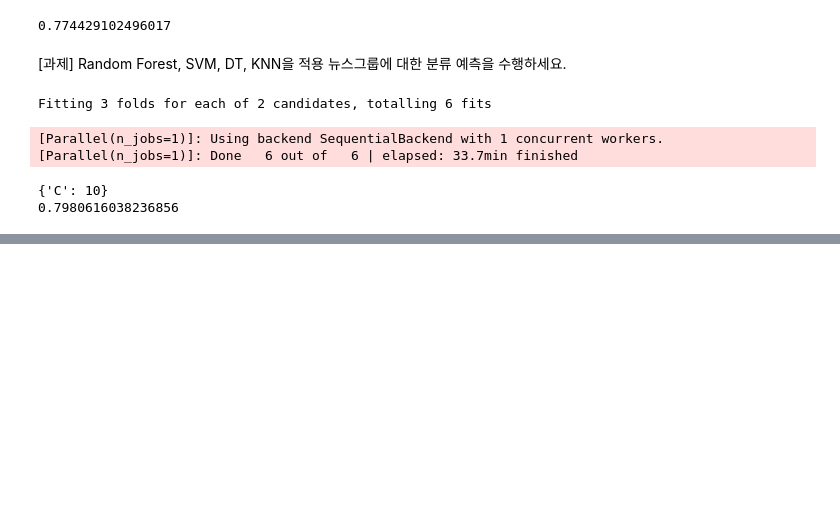
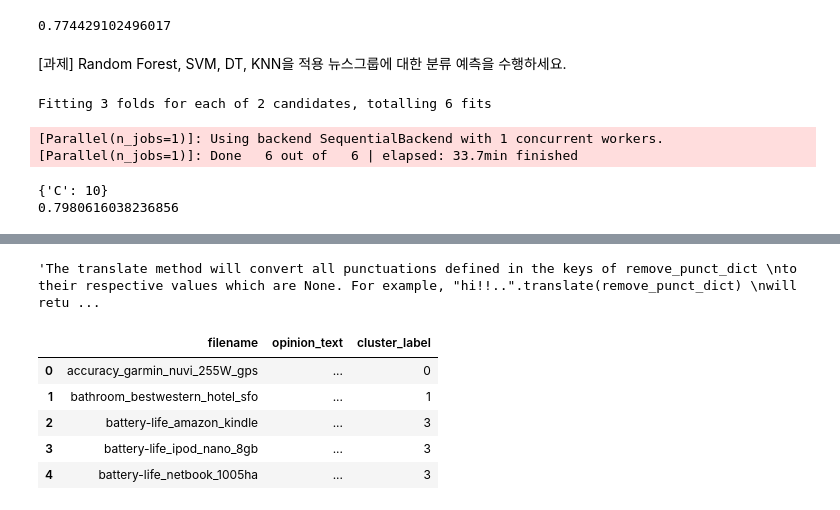
Before and after one commit to bnv20/Caba_dl, a Jupyter notebook: nlp10_Text Mining_guide.ipynb, the cells around one changed output, grey strips where cells are left out. Saved outputs shown, nothing was run; the diff lists cells and outputs as text; code cells hidden in the pictures; blank space fills up the shorter version.

```diff
--- a/nlp10_Text Mining_guide.ipynb
+++ b/nlp10_Text Mining_guide.ipynb
@@ -721,0 +963,16 @@ print(accuracy_score(y_test,pred))
+# %%
+from nltk.stem import WordNetLemmatizer
+import string
+
+remove_punct_dict = dict((ord(punct), None) for punct in string.punctuation)
+# out: {33: None, 34: None, 35: None, 36: None, 37: None, 38: None, 39:
+lemma = WordNetLemmatizer()
+def LemTokens(tokens):
+    return [lemma.lemmatize(token) for token in tokens]
+def LemNormalize(text):
+    return LemTokens(nltk.word_tokenize(text.lower().translate(remove_punct_dict)))
+'''The translate method will convert all punctuations defined in the keys of remove_punct_dict
+to their respective values which are None. For example, "hi!!..".translate(remove_punct_dict)
+will return Out: "hi"'''
+# %% [output]
+'The translate method will convert all punctuations defined in the keys of remove_punct_dict \nto their respective values which are None. For example, "hi!!..".translate(remove_punct_dict) \nwill retu ...
@@ -721,0 +985,16 @@ print(accuracy_score(y_test,pred))
+# %%
+from sklearn.cluster import KMeans
+
+km_cluster = KMeans(n_clusters=5, max_iter=10000, random_state=0)
+km_cluster.fit(feature_vect)
+cluster_label = km_cluster.labels_
+cluster_centers = km_cluster.cluster_centers_
+document_df['cluster_label'] = cluster_label
+document_df.head()
+# %% [output]
+|  | filename | opinion_text | cluster_label |
+| 0 | accuracy_garmin_nuvi_255W_gps | ... | 0 |
+| 1 | bathroom_bestwestern_hotel_sfo | ... | 1 |
+| 2 | battery-life_amazon_kindle | ... | 3 |
+| 3 | battery-life_ipod_nano_8gb | ... | 3 |
+| 4 | battery-life_netbook_1005ha | ... | 3 |
```
Also changed, not shown: parts of 27 cells of this notebook.
